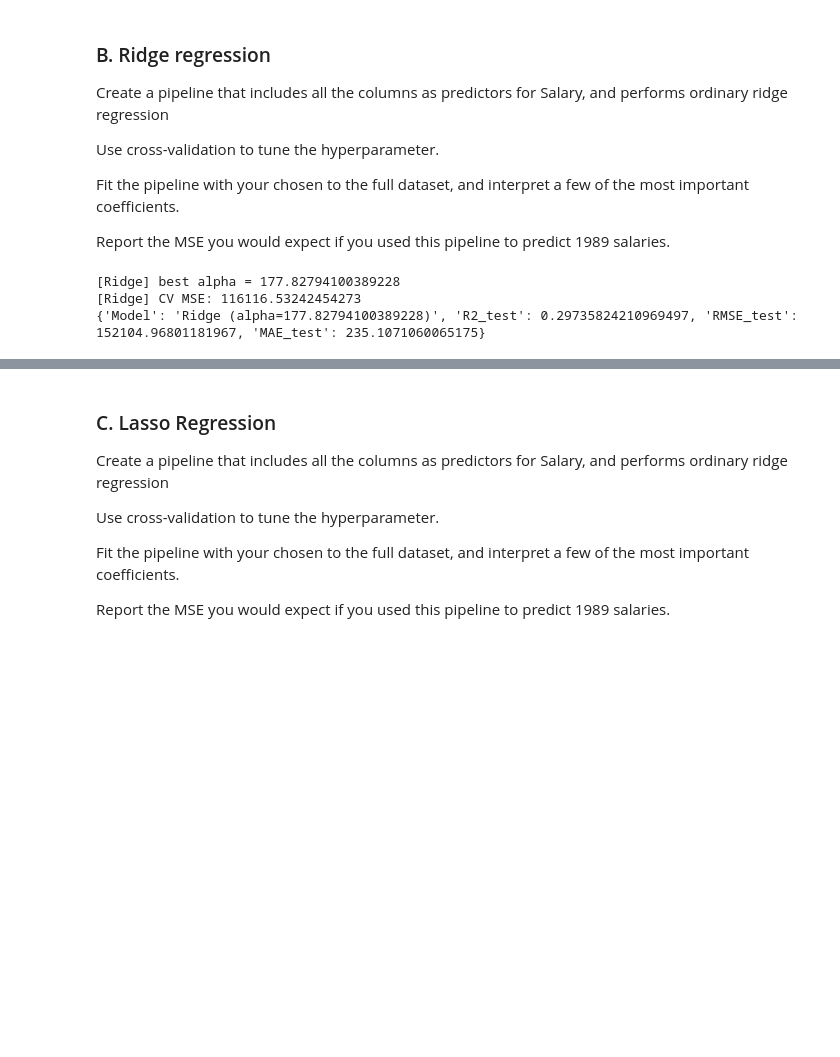
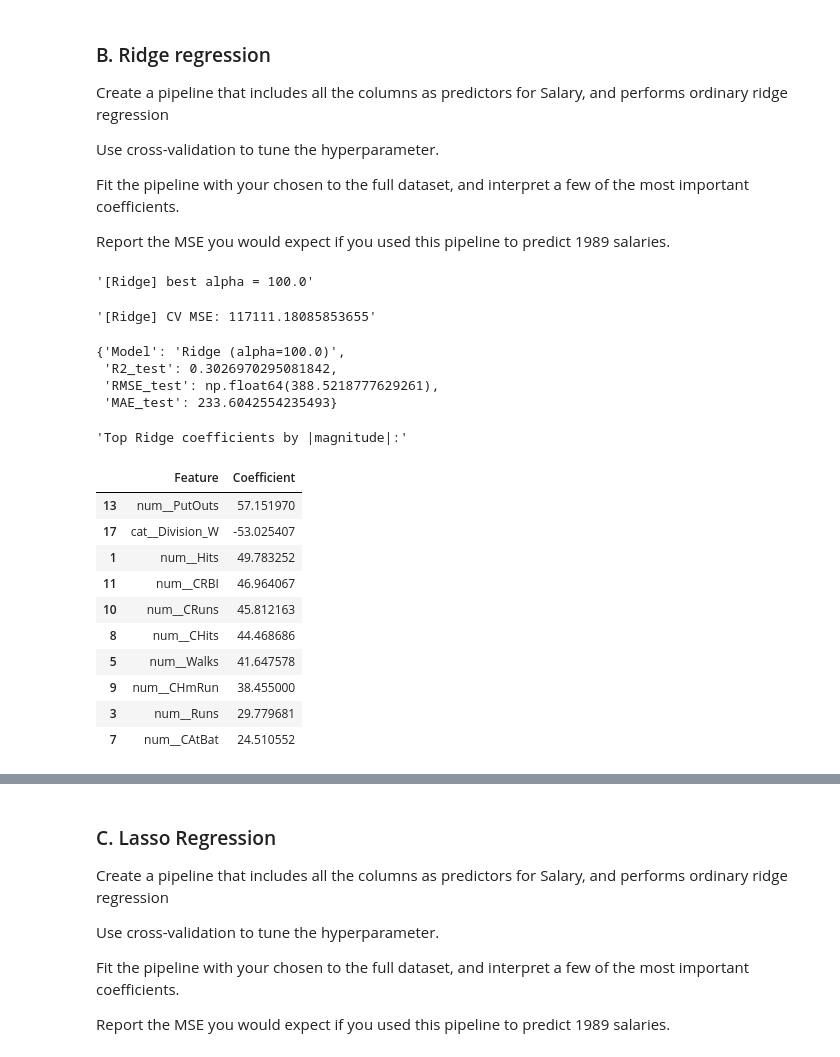
Before and after one commit to NavSanya/GSB544_Projects, a Jupyter notebook: Week7/Lab6/Lab6.ipynb, the cells around one changed output, grey strips where cells are left out. Cells and saved outputs as stored; diff of their text form; code cells hidden in the pictures; blank space fills up the shorter version.

```diff
--- a/Week7/Lab6/Lab6.ipynb
+++ b/Week7/Lab6/Lab6.ipynb
@@ -148,13 +216,13 @@ Report the MSE you would expect if you used this pipeline to predict 1989 salari
 # %%
 ridge_pipe = Pipeline([
     ("preprocessor", preprocessor),
-    ("model", Ridge(random_state=42))
+    ("model", Ridge())
 ])
 
-ridge_grid = {"model__alpha": np.logspace(-3, 3, 25)}
+ridge_grid = {"model__alpha": np.logspace(-3, 3, 13)}  # 0.001 ... 1000
+
 ridge_cv = GridSearchCV(
-    ridge_pipe, ridge_grid,
-    cv=KFold(5, shuffle=True, random_state=42),
+    ridge_pipe, ridge_grid, cv=KFold(5, shuffle=True, random_state=42),
     scoring="neg_mean_squared_error", n_jobs=-1
 )
 # %%
@@ -164,10 +232,37 @@ ridge_cv_mse = -ridge_cv.best_score_
 ridge_results = evaluate_full(ridge_best, X_train, X_test, y_train, y_test,
                               f"Ridge (alpha={ridge_cv.best_params_['model__alpha']})")
 # %%
-print(f"\n[Ridge] best alpha = {ridge_cv.best_params_['model__alpha']}")
-print(f"[Ridge] CV MSE: {ridge_cv_mse}")
-print(ridge_results)
+display(f"[Ridge] best alpha = {ridge_cv.best_params_['model__alpha']}")
+display(f"[Ridge] CV MSE: {ridge_cv_mse}")
+display(ridge_results)
 # %% [output]
-[Ridge] best alpha = 177.82794100389228
-[Ridge] CV MSE: 116116.53242454273
-{'Model': 'Ridge (alpha=177.82794100389228)', 'R2_test': 0.29735824210969497, 'RMSE_test': 152104.96801181967, 'MAE_test': 235.1071060065175}
+'[Ridge] best alpha = 100.0'
+'[Ridge] CV MSE: 117111.18085853655'
+{'Model': 'Ridge (alpha=100.0)',
+ 'R2_test': 0.3026970295081842,
+ 'RMSE_test': np.float64(388.5218777629261),
+ 'MAE_test': 233.6042554235493}
+# %%
+ridge_best.fit(X, y)
+ridge_feat_names = get_feature_names(ridge_best)
+ridge_coefs = ridge_best.named_steps["model"].coef_
+
+ridge_coef_df = pd.DataFrame({
+    "Feature": ridge_feat_names,
+    "Coefficient": ridge_coefs
+})
+display("Top Ridge coefficients by |magnitude|:")
+display(ridge_coef_df.reindex(ridge_coef_df.Coefficient.abs().sort_values(ascending=False).index).head(10))
+# %% [output]
+'Top Ridge coefficients by |magnitude|:'
+|  | Feature | Coefficient |
+| 13 | num__PutOuts | 57.151970 |
+| 17 | cat__Division_W | -53.025407 |
+| 1 | num__Hits | 49.783252 |
+| 11 | num__CRBI | 46.964067 |
+| 10 | num__CRuns | 45.812163 |
+| 8 | num__CHits | 44.468686 |
+| 5 | num__Walks | 41.647578 |
+| 9 | num__CHmRun | 38.455000 |
+| 3 | num__Runs | 29.779681 |
+| 7 | num__CAtBat | 24.510552 |
```
Also changed, not shown: parts of 53 cells of this notebook, 9 other files.
